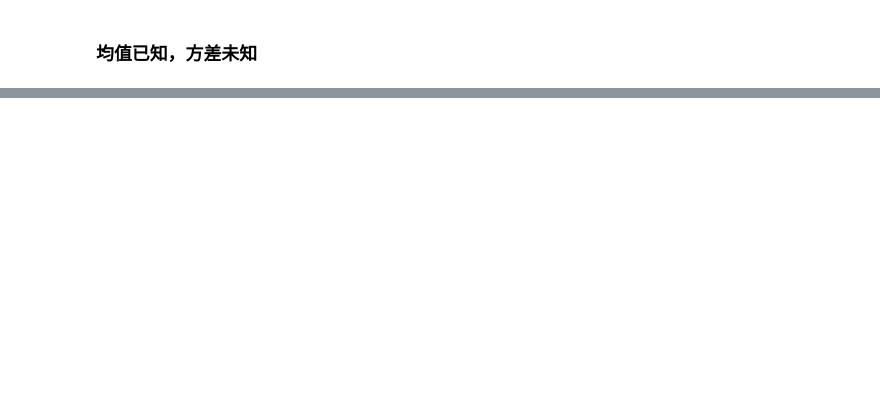
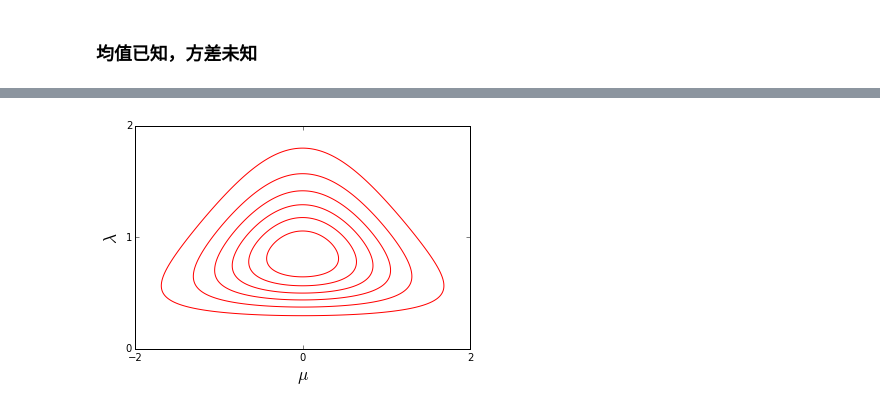
Before and after one commit to wanghaisheng/notes-machine-learning, a Jupyter notebook: Pattern-Recognition-and-Machine-Learning/Chap-02-Probability-Distributions/02-03-The-Gaussian-Distribution.ipynb, the cells around one changed output, grey strips where cells are left out. Cells and saved outputs as stored; diff of their text form; code cells hidden in the pictures; blank space fills up the shorter version.

```diff
--- a/Pattern-Recognition-and-Machine-Learning/Chap-02-Probability-Distributions/02-03-The-Gaussian-Distribution.ipynb
+++ b/Pattern-Recognition-and-Machine-Learning/Chap-02-Probability-Distributions/02-03-The-Gaussian-Distribution.ipynb
@@ -947,0 +1109,24 @@ $$
+# %%
+from scipy.stats import gamma
+
+mu, lam = np.mgrid[-2:2:.01, 0.01:2:.01]
+
+a, b = 5, 6
+mu_0 = 0
+beta = 2
+
+z = (beta*lam/2/np.pi) ** 1/2 * np.exp(- beta*lam/2 * (mu-mu_0)**2) \
+    * gamma.pdf(lam, a=a, scale=1.0/b)
+
+fig, ax = plt.subplots()
+
+ax.contour(mu, lam, z, colors='r')
+ax.set_xticks([-2, 0, 2])
+ax.set_yticks([0, 1, 2])
+
+ax.set_xlabel(r"$\mu$", fontsize="xx-large")
+ax.set_ylabel(r"$\lambda$", fontsize="xx-large")
+
+plt.show()
+# %% [output]
+[figure, added]
```
Also changed, not shown: parts of 10 cells of this notebook, 2 other files.
